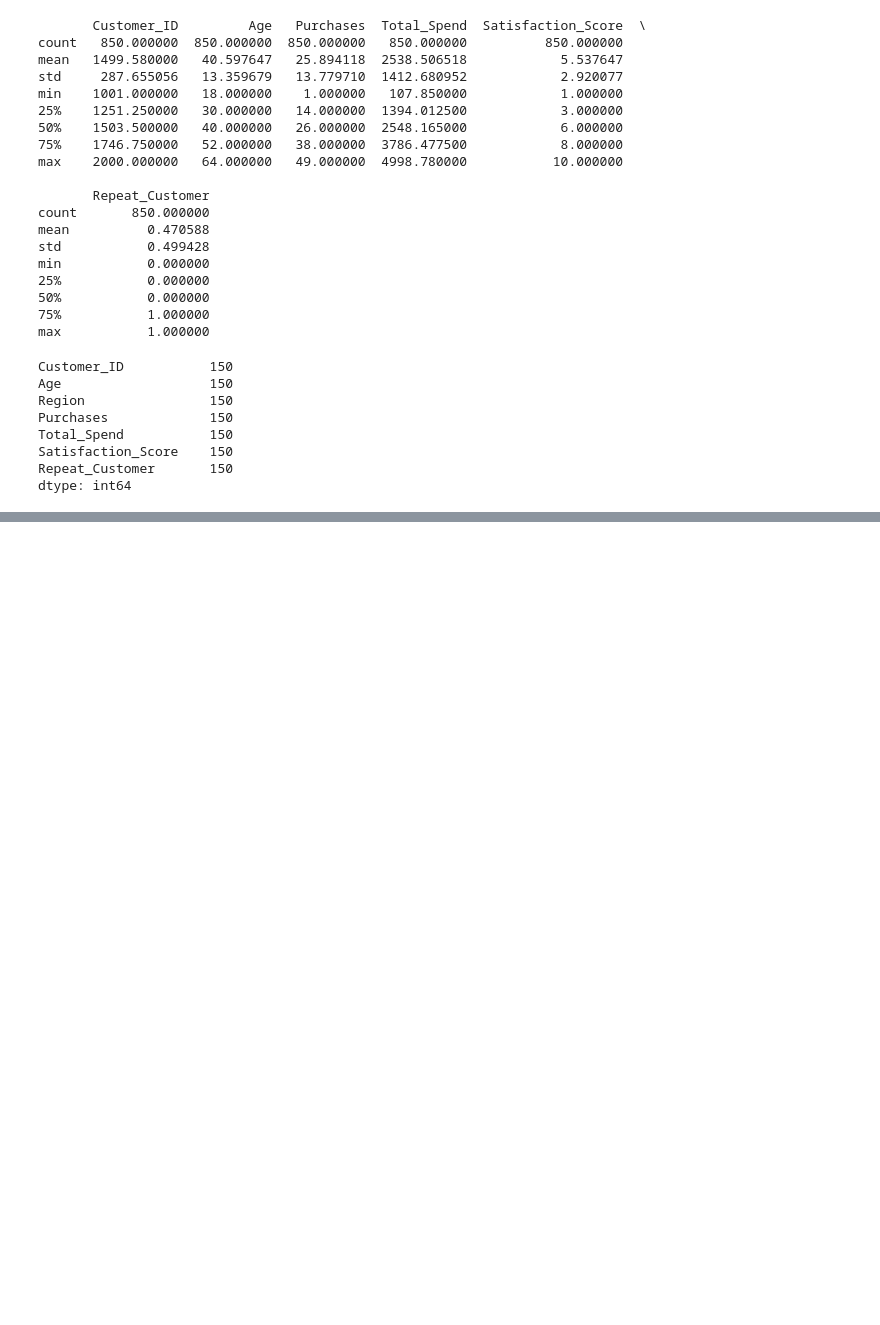
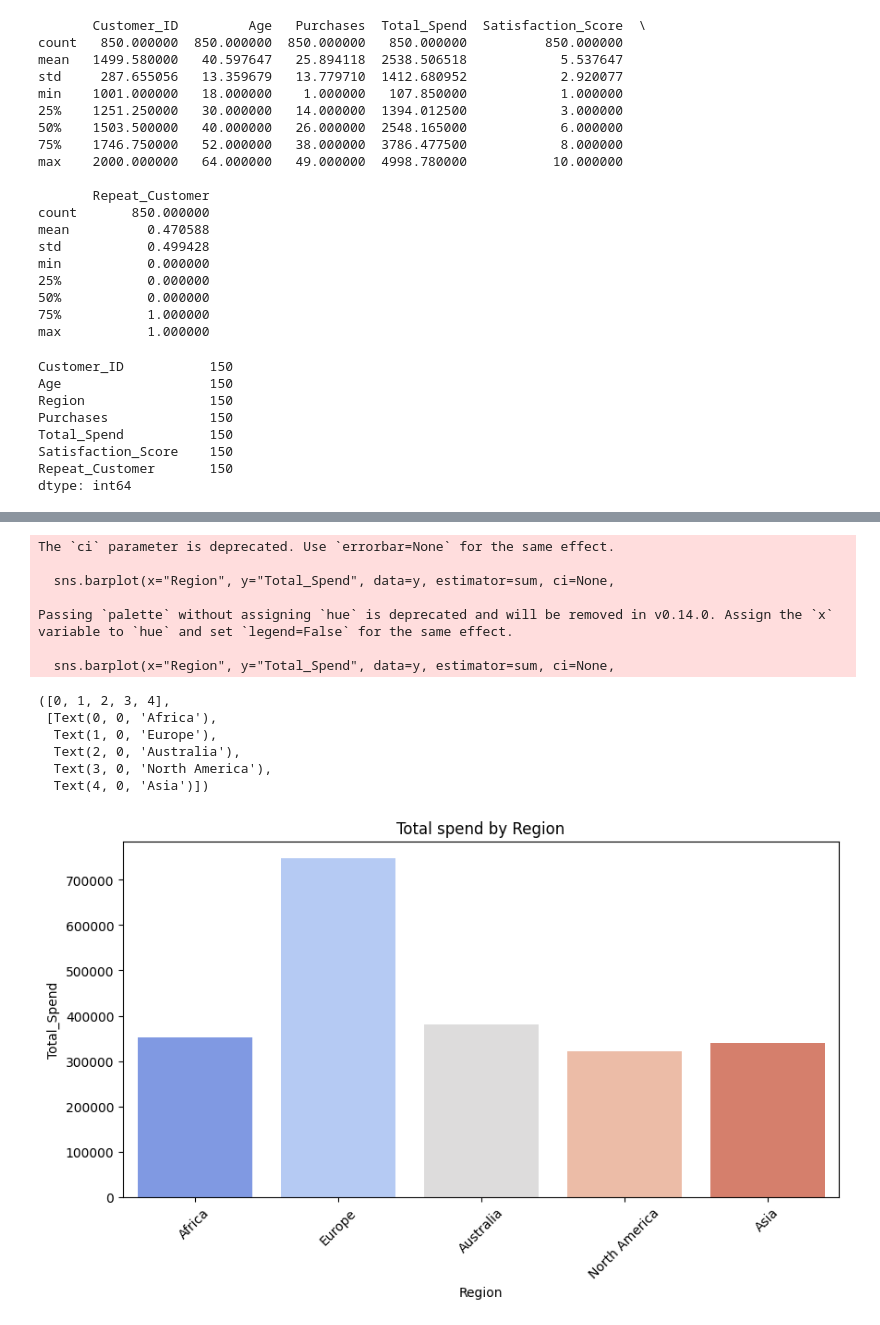
Before and after one commit to SafehEmmanuela/Final-Project, a Jupyter notebook: Final Project.ipynb, the cells around one changed output, grey strips where cells are left out. Saved outputs shown, nothing was run; the diff lists cells and outputs as text; code cells hidden in the pictures; blank space fills up the shorter version.

```diff
--- a/Final Project.ipynb
+++ b/Final Project.ipynb
@@ -138,0 +162,3 @@ y
+# %%
+y["Total_Spend"].fillna(y["Total_Spend"].mean(), inplace=True)
+y
@@ -138,0 +185,3 @@ y
+# %%
+y["Satisfaction_Score"].fillna(y["Satisfaction_Score"].mean(), inplace=True)
+y
@@ -138,0 +208,3 @@ y
+# %%
+y.dropna(subset=["Repeat_Customer"], inplace=True)
+y
@@ -138,0 +228,23 @@ y
+# %%
+plt.figure(figsize=(10,5))
+sns.barplot(x="Region", y="Total_Spend", data=y, estimator=sum, ci=None,
+palette="coolwarm")
+plt.title("Total spend by Region")
+plt.xlabel("Region")
+plt.ylabel("Total_Spend")
+plt.xticks(rotation=45)
+# %% [output]
+The `ci` parameter is deprecated. Use `errorbar=None` for the same effect.
+
+  sns.barplot(x="Region", y="Total_Spend", data=y, estimator=sum, ci=None,
+
+Passing `palette` without assigning `hue` is deprecated and will be removed in v0.14.0. Assign the `x` variable to `hue` and set `legend=False` for the same effect.
+
+  sns.barplot(x="Region", y="Total_Spend", data=y, estimator=sum, ci=None,
+([0, 1, 2, 3, 4],
+ [Text(0, 0, 'Africa'),
+  Text(1, 0, 'Europe'),
+  Text(2, 0, 'Australia'),
+  Text(3, 0, 'North America'),
+  Text(4, 0, 'Asia')])
+[figure, added]
```
Also changed, not shown: parts of 19 cells of this notebook.
